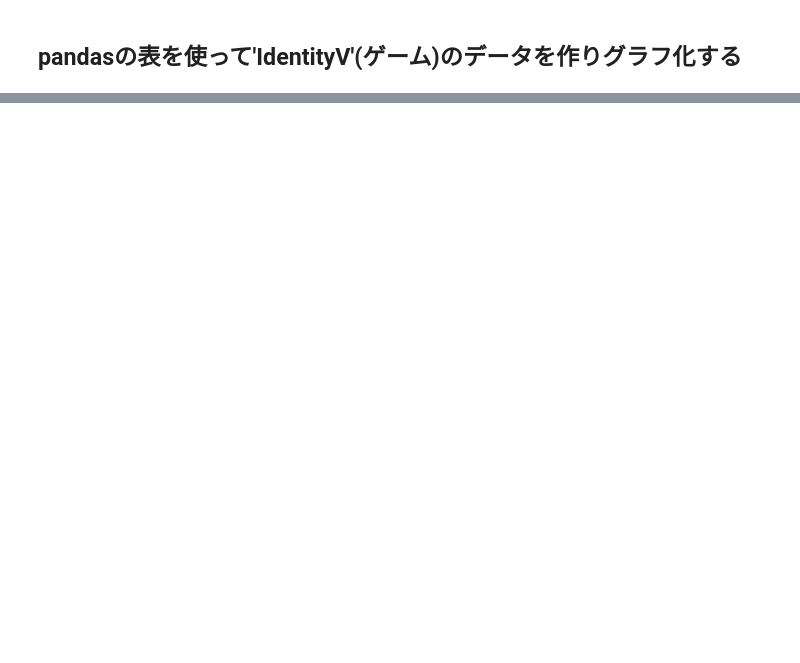
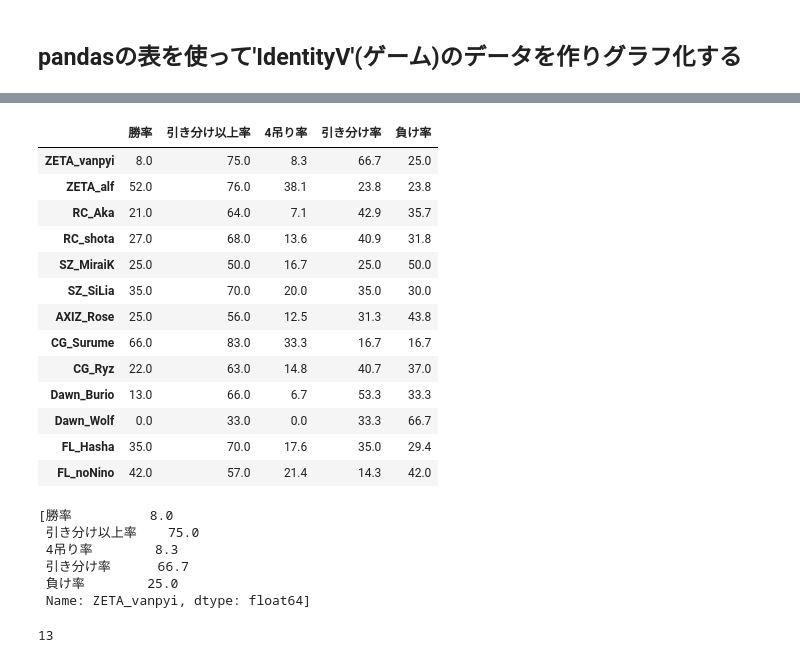
Before and after one commit to kooosee/Prog2kakushin, a Jupyter notebook: work1.ipynb, the cells around one changed output, grey strips where cells are left out. Cells and saved outputs as stored; diff of their text form; code cells hidden in the pictures; blank space fills up the shorter version.

```diff
--- a/work1.ipynb
+++ b/work1.ipynb
@@ -35,0 +95,33 @@ graphmake()
+# %%
+df2=pd.DataFrame([ [8.0,75.0,8.3,66.7,25.0],[52.0,76.0,38.1,23.8,23.8],[21.0,64.0,7.1,42.9,35.7],[27.0,68.0,13.6,40.9,31.8],[25.0,50.0,16.7,25.0,50.0],[35.0,70.0,20.0,35.0,30.0],[25.0,56.0,12.5,31.3,43.8],[66.0,83.0,33.3,16.7,16.7],[22.0,63.0,14.8,40.7,37.0],[13.0,66.0,6.70,53.3,33.3],[0.0,33.0,0.0,33.3,66.7],[35.0,70.0,17.6,35.0,29.4],[42.0,57.0,21.4,14.3,42.0] ])
+df2.columns=['勝率','引き分け以上率','4吊り率','引き分け率','負け率']
+df2.index=['ZETA_vanpyi','ZETA_alf','RC_Aka','RC_shota','SZ_MiraiK','SZ_SiLia','AXIZ_Rose','CG_Surume','CG_Ryz','Dawn_Burio','Dawn_Wolf','FL_Hasha','FL_noNino']
+df2
+# %% [output]
+|  | 勝率 | 引き分け以上率 | 4吊り率 | 引き分け率 | 負け率 |
+| ZETA_vanpyi | 8.0 | 75.0 | 8.3 | 66.7 | 25.0 |
+| ZETA_alf | 52.0 | 76.0 | 38.1 | 23.8 | 23.8 |
+| RC_Aka | 21.0 | 64.0 | 7.1 | 42.9 | 35.7 |
+| RC_shota | 27.0 | 68.0 | 13.6 | 40.9 | 31.8 |
+| SZ_MiraiK | 25.0 | 50.0 | 16.7 | 25.0 | 50.0 |
+| SZ_SiLia | 35.0 | 70.0 | 20.0 | 35.0 | 30.0 |
+| AXIZ_Rose | 25.0 | 56.0 | 12.5 | 31.3 | 43.8 |
+| CG_Surume | 66.0 | 83.0 | 33.3 | 16.7 | 16.7 |
+| CG_Ryz | 22.0 | 63.0 | 14.8 | 40.7 | 37.0 |
+| Dawn_Burio | 13.0 | 66.0 | 6.7 | 53.3 | 33.3 |
+| Dawn_Wolf | 0.0 | 33.0 | 0.0 | 33.3 | 66.7 |
+| FL_Hasha | 35.0 | 70.0 | 17.6 | 35.0 | 29.4 |
+| FL_noNino | 42.0 | 57.0 | 21.4 | 14.3 | 42.0 |
+# %%
+[df2.loc['ZETA_vanpyi']]
+# %% [output]
+[勝率          8.0
+ 引き分け以上率    75.0
+ 4吊り率        8.3
+ 引き分け率      66.7
+ 負け率        25.0
+ Name: ZETA_vanpyi, dtype: float64]
+# %%
+len(df2)
+# %% [output]
+13
```
Also changed, not shown: parts of 3 cells of this notebook.
